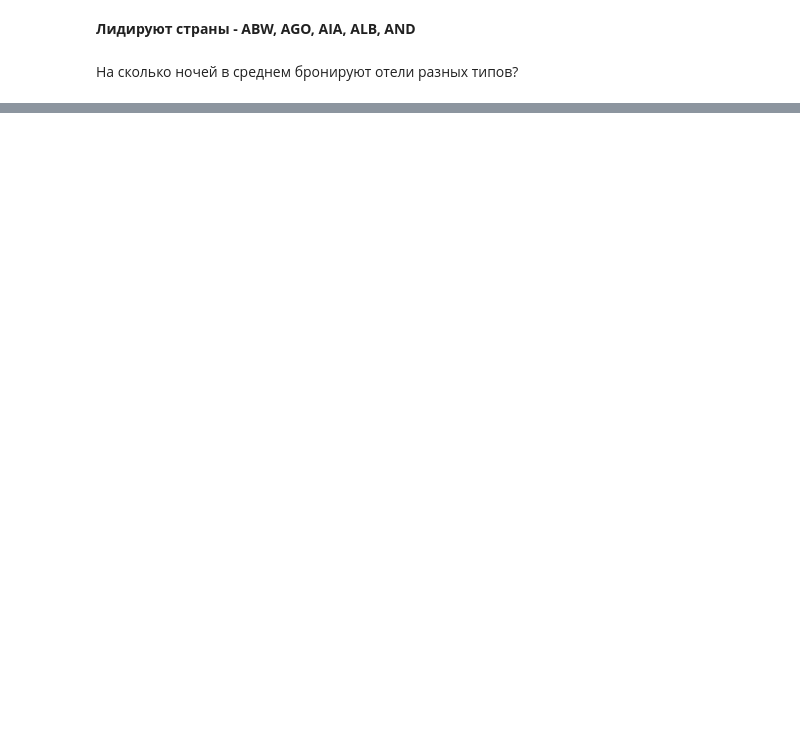
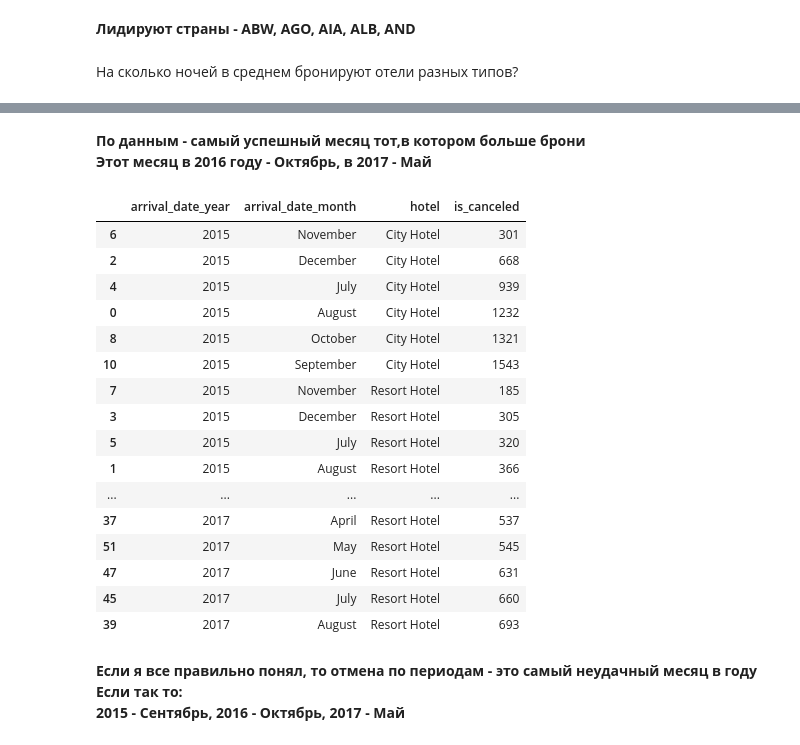
Before and after one commit to KirillXL/Statistics_practice, a Jupyter notebook: part1.ipynb, the cells around one changed output, grey strips where cells are left out. Saved outputs shown, nothing was run; the diff lists cells and outputs as text; code cells hidden in the pictures; blank space fills up the shorter version.

```diff
--- a/part1.ipynb
+++ b/part1.ipynb
@@ -289,0 +309,28 @@ df.head(10)
+# %% [markdown]
+**По данным - самый успешный месяц тот,в котором больше брони\
+Этот месяц в 2016 году - Октябрь, в 2017 - Май**
+# %%
+# Добавляем в группировку еще один элемент
+bookings.groupby(['arrival_date_year','arrival_date_month','hotel']).agg({'is_canceled': 'sum'}).reset_index().sort_values(by=['arrival_date_year','hotel', 'is_canceled'])
+# %% [output]
+|  | arrival_date_year | arrival_date_month | hotel | is_canceled |
+| 6 | 2015 | November | City Hotel | 301 |
+| 2 | 2015 | December | City Hotel | 668 |
+| 4 | 2015 | July | City Hotel | 939 |
+| 0 | 2015 | August | City Hotel | 1232 |
+| 8 | 2015 | October | City Hotel | 1321 |
+| 10 | 2015 | September | City Hotel | 1543 |
+| 7 | 2015 | November | Resort Hotel | 185 |
+| 3 | 2015 | December | Resort Hotel | 305 |
+| 5 | 2015 | July | Resort Hotel | 320 |
+| 1 | 2015 | August | Resort Hotel | 366 |
+| ... | ... | ... | ... | ... |
+| 37 | 2017 | April | Resort Hotel | 537 |
+| 51 | 2017 | May | Resort Hotel | 545 |
+| 47 | 2017 | June | Resort Hotel | 631 |
+| 45 | 2017 | July | Resort Hotel | 660 |
+| 39 | 2017 | August | Resort Hotel | 693 |
+# %% [markdown]
+**Если я все правильно понял, то отмена по периодам - это самый неудачный месяц в году\
+Если так то:\
+2015 - Сентябрь, 2016 - Октябрь, 2017 - Май**
```
Also changed, not shown: parts of 11 cells of this notebook.
